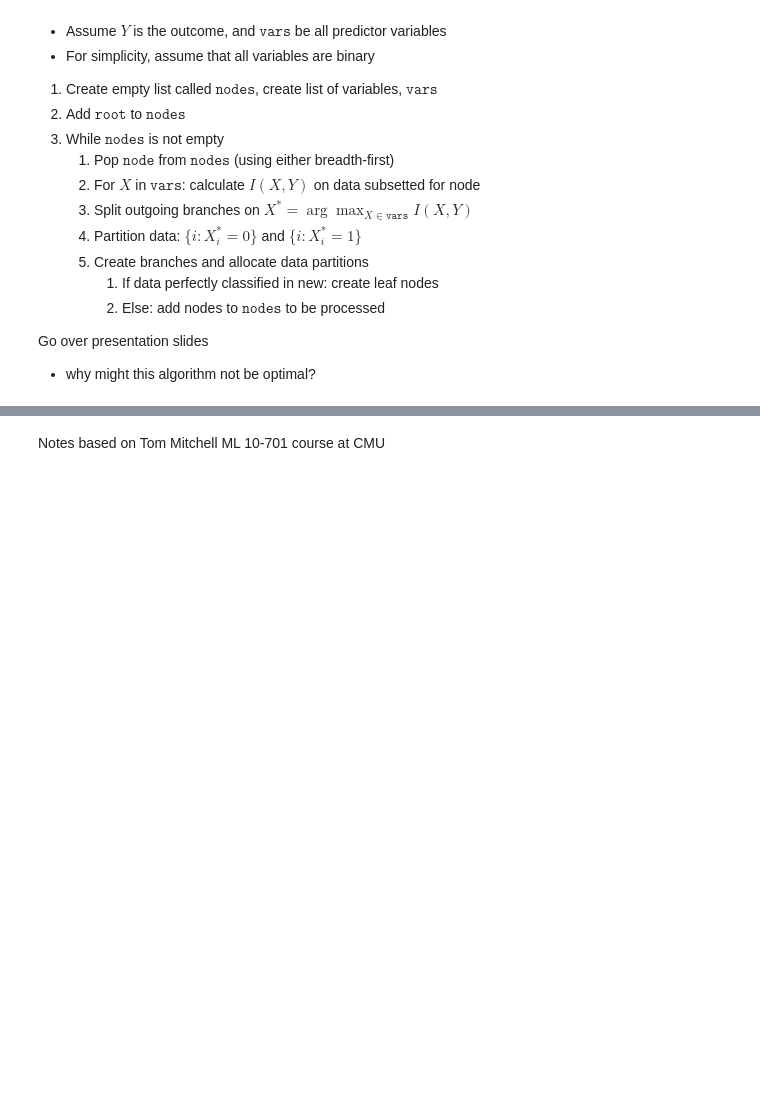
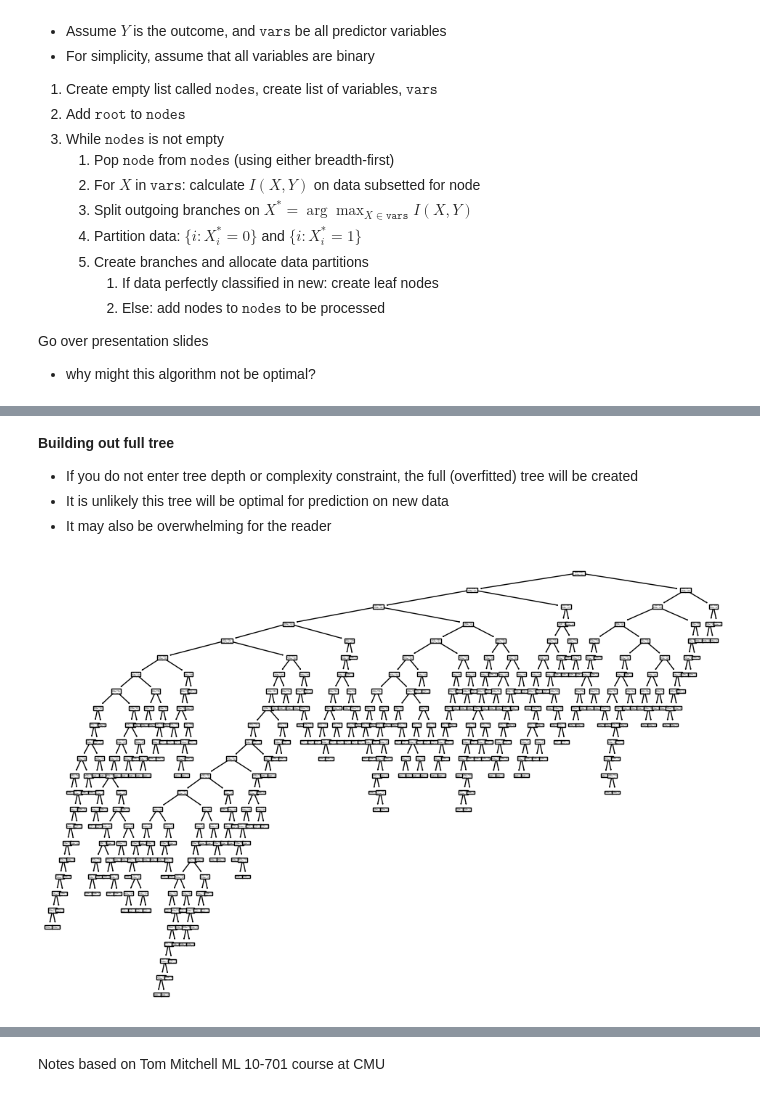
Before and after one commit to omesner/UMSTATS504, a Jupyter notebook: trees/trees.ipynb, the cells around one changed output, grey strips where cells are left out. Saved outputs shown, nothing was run; the diff lists cells and outputs as text; code cells hidden in the pictures; blank space fills up the shorter version.

```diff
--- a/trees/trees.ipynb
+++ b/trees/trees.ipynb
@@ -528,0 +572,12 @@ Rows: 4371, Columns: 58
+# %% [markdown]
+**Building out full tree**
+
+- If you do not enter tree depth or complexity constraint, the full (overfitted) tree will be created
+- It is unlikely this tree will be optimal for prediction on new data
+- It may also be overwhelming for the reader
+# %%
+clf = tree.DecisionTreeClassifier(criterion='entropy')
+clf = clf.fit(train_set.drop(columns='Y'), train_set['Y'])
+tree.plot_tree(clf, feature_names=train_set.columns);
+# %% [output]
+[figure, added]
```
Also changed, not shown: parts of 24 cells of this notebook.
